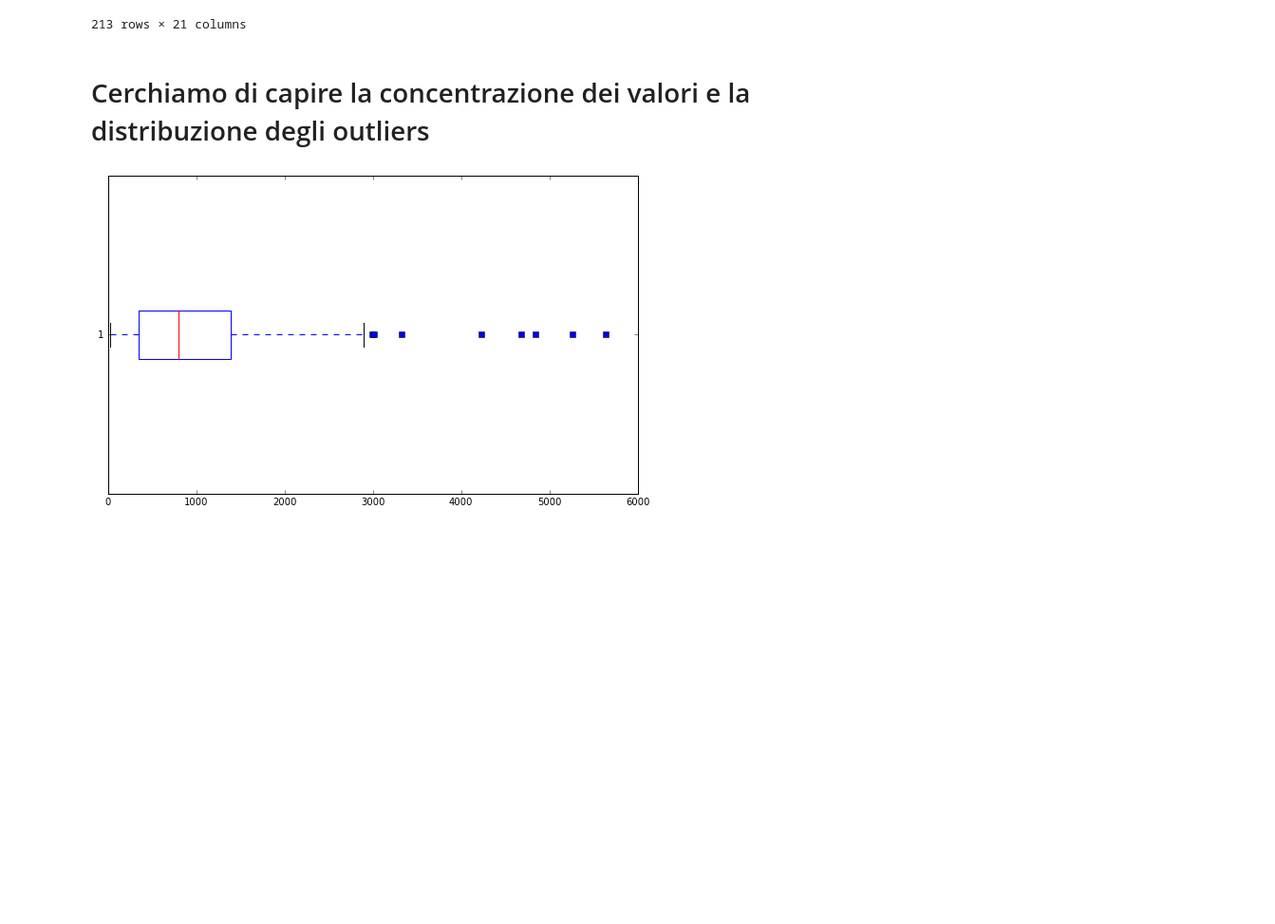
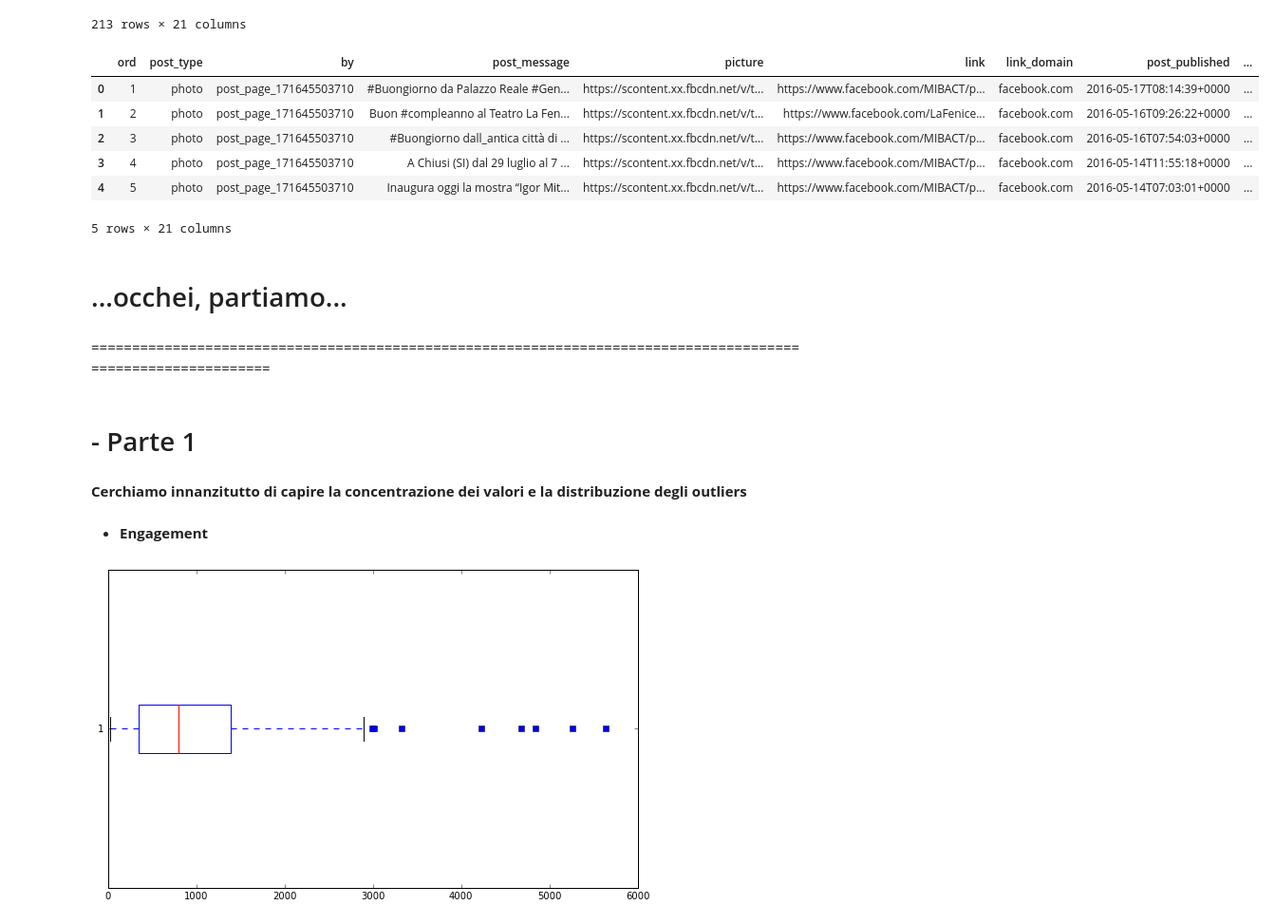
Before and after one commit to marcogoldin/data_science, a Jupyter notebook: mibact_facebook/MIBACT Facebook Fan Page - Post 17 feb - 17 maggio 2016.ipynb, the cells around one changed output. Shown at 95% size. Saved outputs shown, nothing was run; the diff lists cells and outputs as text; code cells hidden in the pictures; blank space fills up the shorter version.

```diff
--- a/mibact_facebook/MIBACT Facebook Fan Page - Post 17 feb - 17 maggio 2016.ipynb
+++ b/mibact_facebook/MIBACT Facebook Fan Page - Post 17 feb - 17 maggio 2016.ipynb
@@ -34,8 +35,27 @@ mib_fb
 | 211 | 212 | link | post_page_171645503710 | _Distruzioni saccheggi e rinascit... | https://external.xx.fbcdn.net/saf... | http://www.fondazionemaxxi.it/eve... | fondazionemaxxi.it | 2016-02-17T14:54:04+0000 | ... |
 | 212 | 213 | photo | post_page_171645503710 | #Buongiorno dalla Pinacoteca Nazi... | https://scontent.xx.fbcdn.net/v/t... | https://www.facebook.com/MIBACT/p... | facebook.com | 2016-02-17T09:54:06+0000 | ... |
 213 rows × 21 columns
+# %%
+#check di controllo campione sulle righe del nostro DataFrame
+mib_fb.head()
+# %% [output]
+|  | ﻿ord | post_type | by | post_message | picture | link | link_domain | post_published | ... |
+| 0 | 1 | photo | post_page_171645503710 | #Buongiorno da Palazzo Reale #Gen... | https://scontent.xx.fbcdn.net/v/t... | https://www.facebook.com/MIBACT/p... | facebook.com | 2016-05-17T08:14:39+0000 | ... |
+| 1 | 2 | photo | post_page_171645503710 | Buon #compleanno al Teatro La Fen... | https://scontent.xx.fbcdn.net/v/t... | https://www.facebook.com/LaFenice... | facebook.com | 2016-05-16T09:26:22+0000 | ... |
+| 2 | 3 | photo | post_page_171645503710 | #Buongiorno dall_antica città di ... | https://scontent.xx.fbcdn.net/v/t... | https://www.facebook.com/MIBACT/p... | facebook.com | 2016-05-16T07:54:03+0000 | ... |
+| 3 | 4 | photo | post_page_171645503710 | A Chiusi (SI) dal 29 luglio al 7 ... | https://scontent.xx.fbcdn.net/v/t... | https://www.facebook.com/MIBACT/p... | facebook.com | 2016-05-14T11:55:18+0000 | ... |
+| 4 | 5 | photo | post_page_171645503710 | Inaugura oggi la mostra “Igor Mit... | https://scontent.xx.fbcdn.net/v/t... | https://www.facebook.com/MIBACT/p... | facebook.com | 2016-05-14T07:03:01+0000 | ... |
+5 rows × 21 columns
+# %% [markdown]
+# ...occhei, partiamo...
+# %% [markdown]
+=============================================================================================================
+# %% [markdown]
+# - Parte 1
 # %% [markdown]
-# Cerchiamo di capire la concentrazione dei valori e la distribuzione degli outliers
+**Cerchiamo innanzitutto di capire la concentrazione dei valori e la distribuzione degli outliers**
+# %% [markdown]
+- **Engagement**
 # %%
 engage = mib_fb['engagement']
 # %%
```
Also changed, not shown: parts of 15 cells of this notebook.
